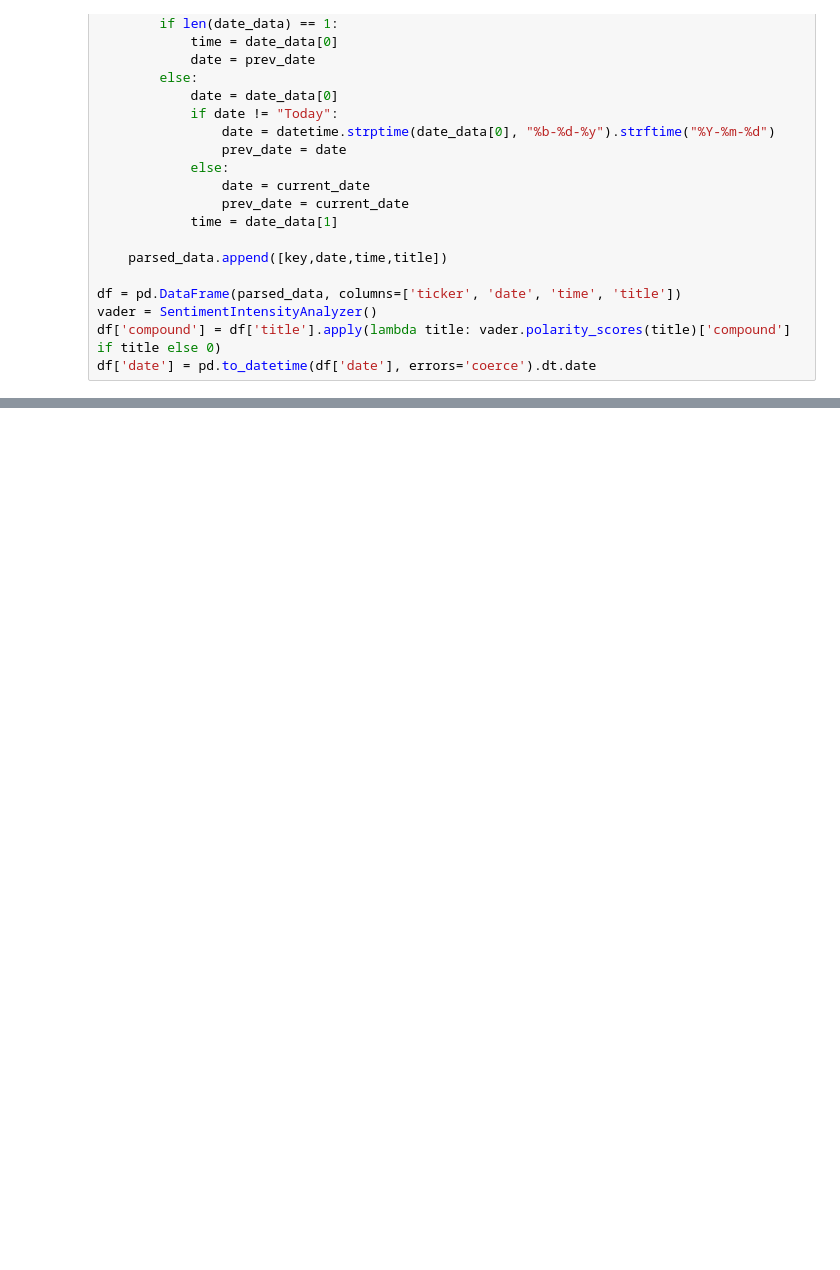
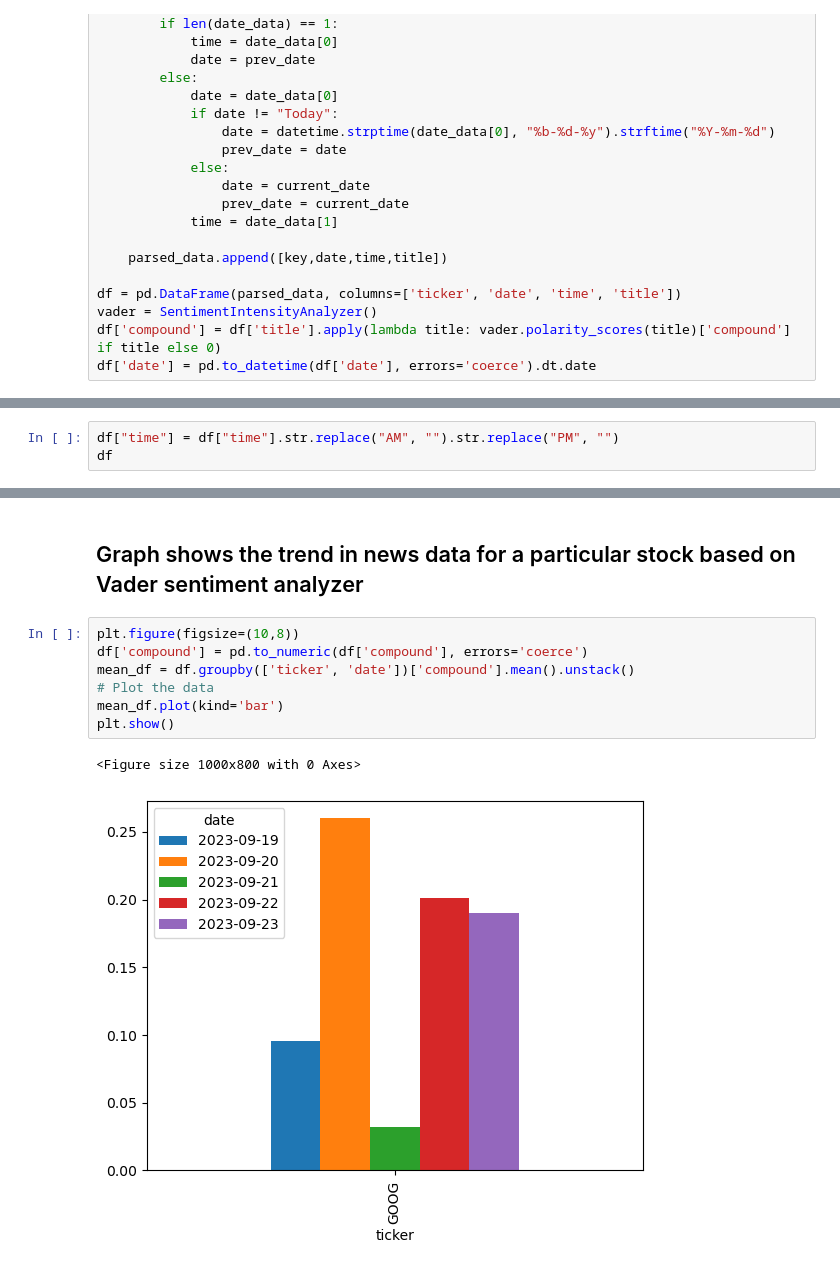
Before and after one commit to ameyagidh/StockPricePredictor, a Jupyter notebook: StockPrediction/Models/SentimentAnalysis/StockSentimentAnalysis.ipynb, the cells around one changed output, grey strips where cells are left out. Drawn from its saved outputs; the diff is of its cells as text; blank space fills up the shorter version.

```diff
--- a/StockPrediction/Models/SentimentAnalysis/StockSentimentAnalysis.ipynb
+++ b/StockPrediction/Models/SentimentAnalysis/StockSentimentAnalysis.ipynb
@@ -79,0 +63,3 @@ df
+# %%
+df["time"] = df["time"].str.replace("AM", "").str.replace("PM", "")
+df
@@ -79,0 +80,12 @@ df
+# %% [markdown]
+## Graph shows the trend in news data for a particular stock based on Vader sentiment analyzer
+# %%
+plt.figure(figsize=(10,8))
+df['compound'] = pd.to_numeric(df['compound'], errors='coerce')
+mean_df = df.groupby(['ticker', 'date'])['compound'].mean().unstack()
+# Plot the data
+mean_df.plot(kind='bar')
+plt.show()
+# %% [output]
+<Figure size 1000x800 with 0 Axes>
+[figure, added]
```
Also changed, not shown: parts of 8 cells of this notebook, 2 other files.
